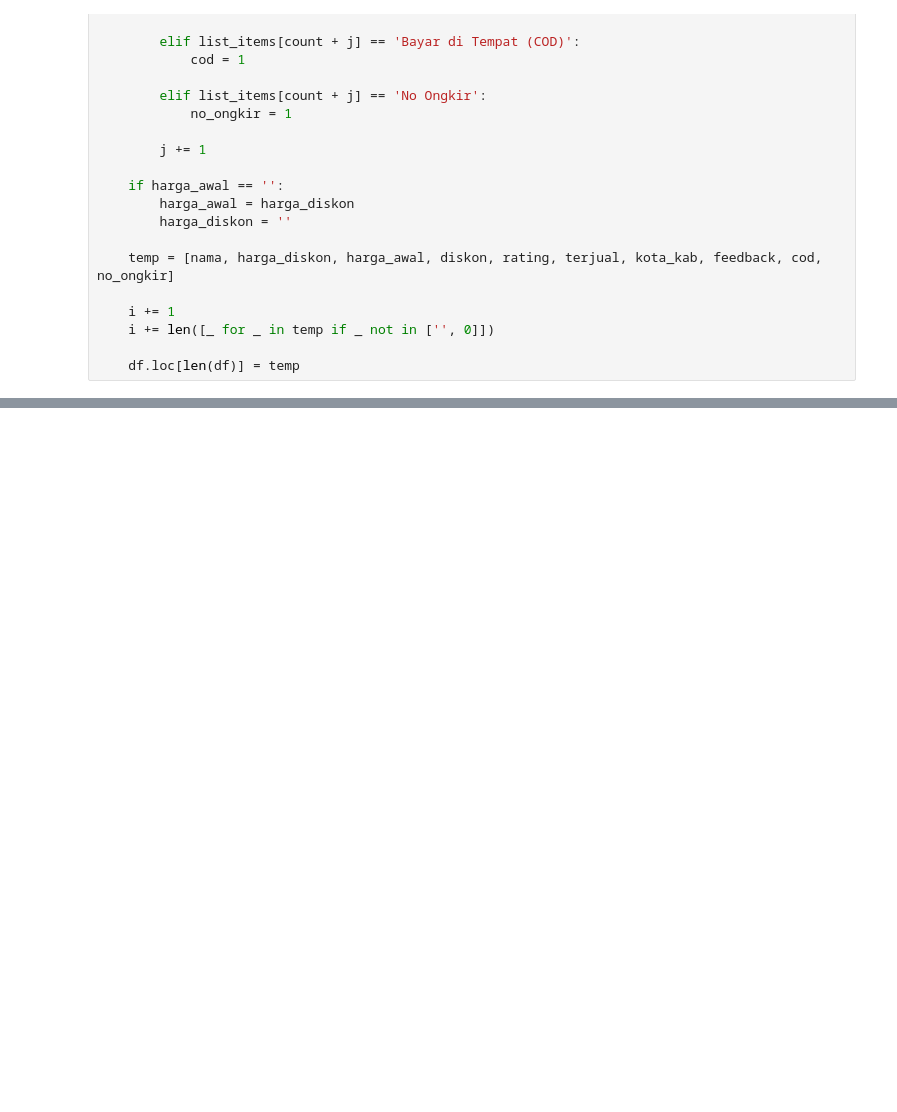
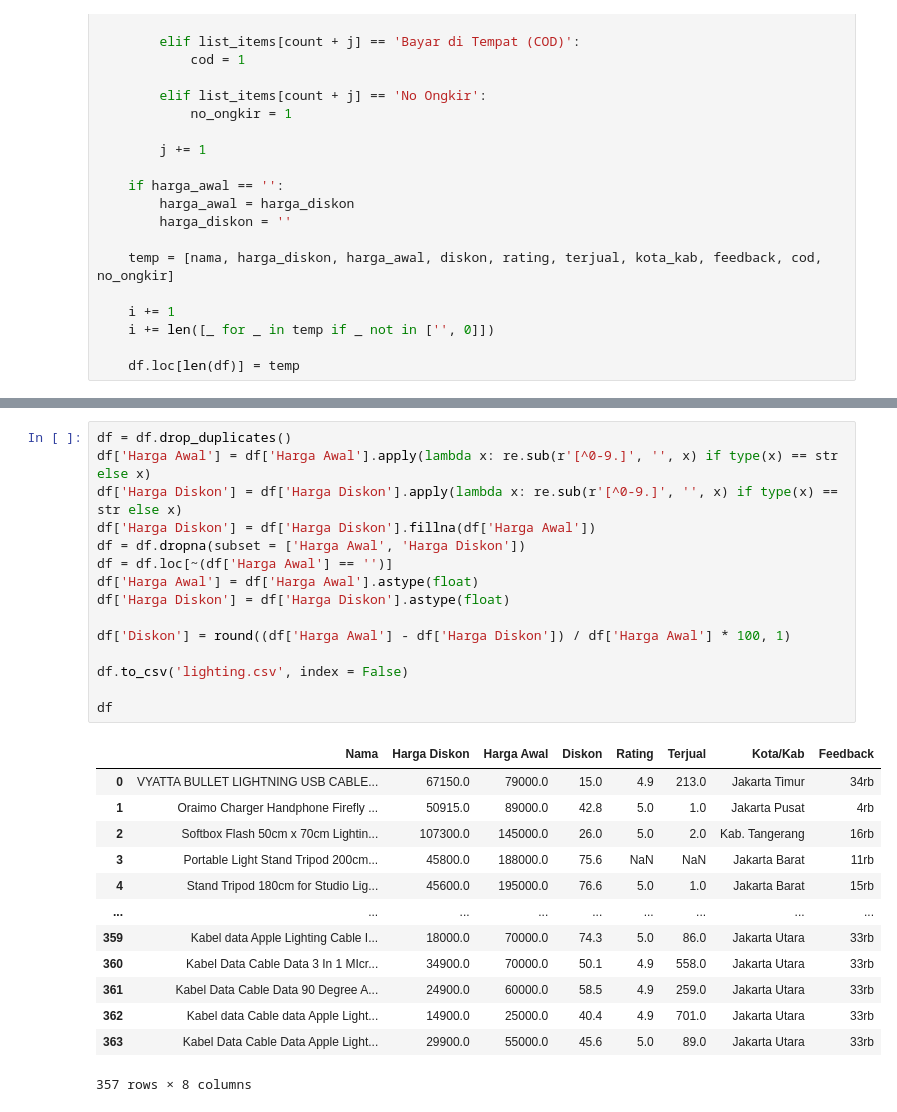
Before and after one commit to Eventhings/recsys-eventhings, a Jupyter notebook: Crawling E-Commerce/bukalapak.ipynb, the cells around one changed output, grey strips where cells are left out. Drawn from its saved outputs; the diff is of its cells as text; blank space fills up the shorter version.

```diff
--- a/Crawling E-Commerce/bukalapak.ipynb
+++ b/Crawling E-Commerce/bukalapak.ipynb
@@ -118,0 +137,29 @@ df
+# %%
+df = df.drop_duplicates()
+df['Harga Awal'] = df['Harga Awal'].apply(lambda x: re.sub(r'[^0-9.]', '', x) if type(x) == str else x)
+df['Harga Diskon'] = df['Harga Diskon'].apply(lambda x: re.sub(r'[^0-9.]', '', x) if type(x) == str else x)
+df['Harga Diskon'] = df['Harga Diskon'].fillna(df['Harga Awal'])
+df = df.dropna(subset = ['Harga Awal', 'Harga Diskon'])
+df = df.loc[~(df['Harga Awal'] == '')]
+df['Harga Awal'] = df['Harga Awal'].astype(float)
+df['Harga Diskon'] = df['Harga Diskon'].astype(float)
+
+df['Diskon'] = round((df['Harga Awal'] - df['Harga Diskon']) / df['Harga Awal'] * 100, 1)
+
+df.to_csv('lighting.csv', index = False)
+
+df
+# %% [output]
+|  | Nama | Harga Diskon | Harga Awal | Diskon | Rating | Terjual | Kota/Kab | Feedback |
+| 0 | VYATTA BULLET LIGHTNING USB CABLE... | 67150.0 | 79000.0 | 15.0 | 4.9 | 213.0 | Jakarta Timur | 34rb |
+| 1 | Oraimo Charger Handphone Firefly ... | 50915.0 | 89000.0 | 42.8 | 5.0 | 1.0 | Jakarta Pusat | 4rb |
+| 2 | Softbox Flash 50cm x 70cm Lightin... | 107300.0 | 145000.0 | 26.0 | 5.0 | 2.0 | Kab. Tangerang | 16rb |
+| 3 | Portable Light Stand Tripod 200cm... | 45800.0 | 188000.0 | 75.6 | NaN | NaN | Jakarta Barat | 11rb |
+| 4 | Stand Tripod 180cm for Studio Lig... | 45600.0 | 195000.0 | 76.6 | 5.0 | 1.0 | Jakarta Barat | 15rb |
+| ... | ... | ... | ... | ... | ... | ... | ... | ... |
+| 359 | Kabel data Apple Lighting Cable I... | 18000.0 | 70000.0 | 74.3 | 5.0 | 86.0 | Jakarta Utara | 33rb |
+| 360 | Kabel Data Cable Data 3 In 1 MIcr... | 34900.0 | 70000.0 | 50.1 | 4.9 | 558.0 | Jakarta Utara | 33rb |
+| 361 | Kabel Data Cable Data 90 Degree A... | 24900.0 | 60000.0 | 58.5 | 4.9 | 259.0 | Jakarta Utara | 33rb |
+| 362 | Kabel data Cable data Apple Light... | 14900.0 | 25000.0 | 40.4 | 4.9 | 701.0 | Jakarta Utara | 33rb |
+| 363 | Kabel Data Cable Data Apple Light... | 29900.0 | 55000.0 | 45.6 | 5.0 | 89.0 | Jakarta Utara | 33rb |
+357 rows × 8 columns
```
Also changed, not shown: parts of 3 cells of this notebook, 11 other files.
